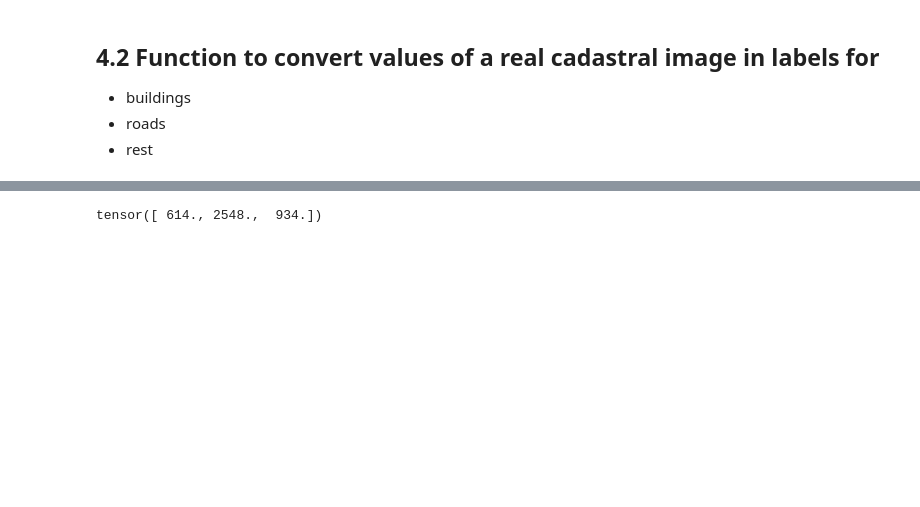
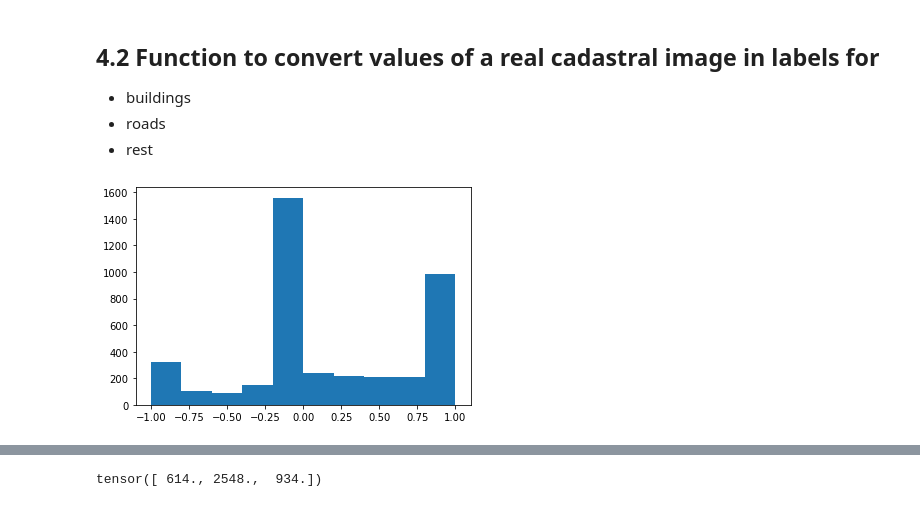
Before and after one commit to neithangurthang/SyntheticCities, a Jupyter notebook: notebooks/08 Conditional GAN.ipynb, the cells around one changed output, grey strips where cells are left out. Cells and saved outputs as stored; diff of their text form; code cells hidden in the pictures; blank space fills up the shorter version.

```diff
--- a/notebooks/08 Conditional GAN.ipynb
+++ b/notebooks/08 Conditional GAN.ipynb
@@ -582,3 +651,8 @@ def get_Batch_Cadastral_labels(batch: torch.Tensor):
     res = torch.stack([
             getCadastralLabels(x_i) for i, x_i in enumerate(torch.unbind(batch, dim=0), 0)], dim=0)
     return res
+# %%
+i = random.sample(range(batch_size), 1)[0]
+plt.hist(Cad_real_batch[0][i].flatten().tolist());
+# %% [output]
+[figure, added]
```
Also changed, not shown: parts of 44 cells of this notebook, 11 other files.
